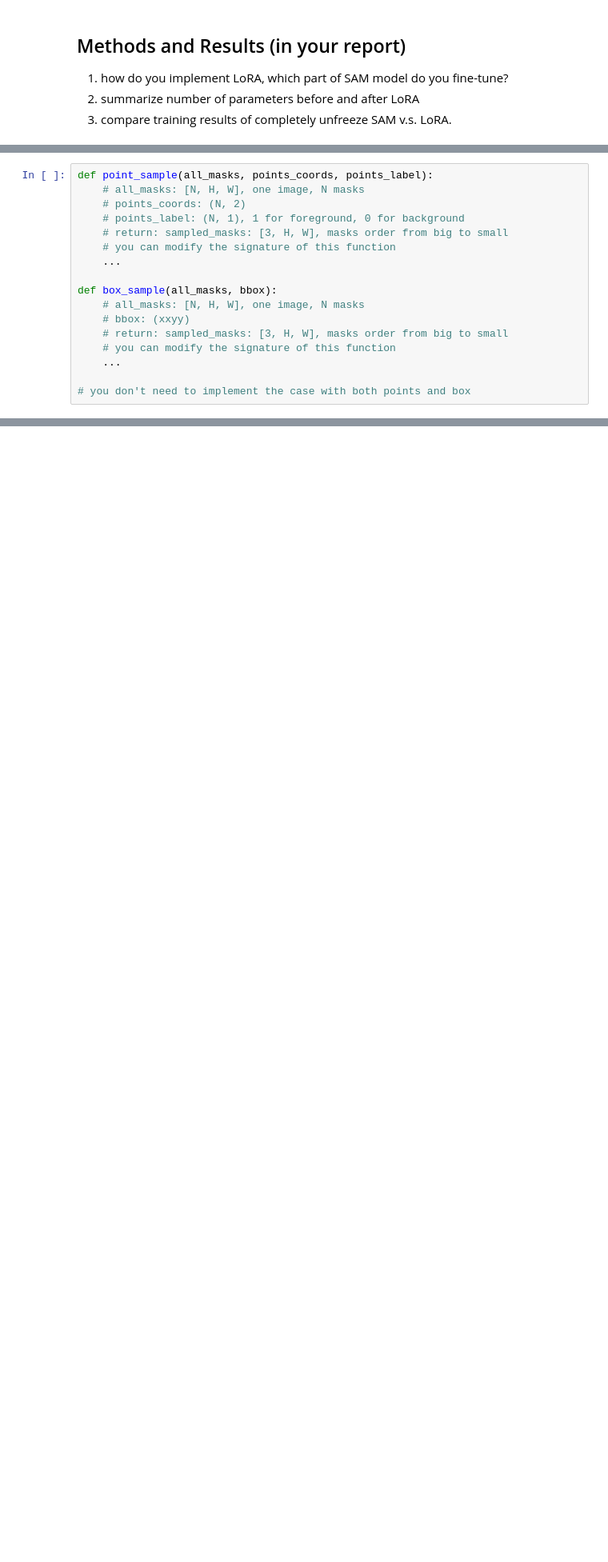
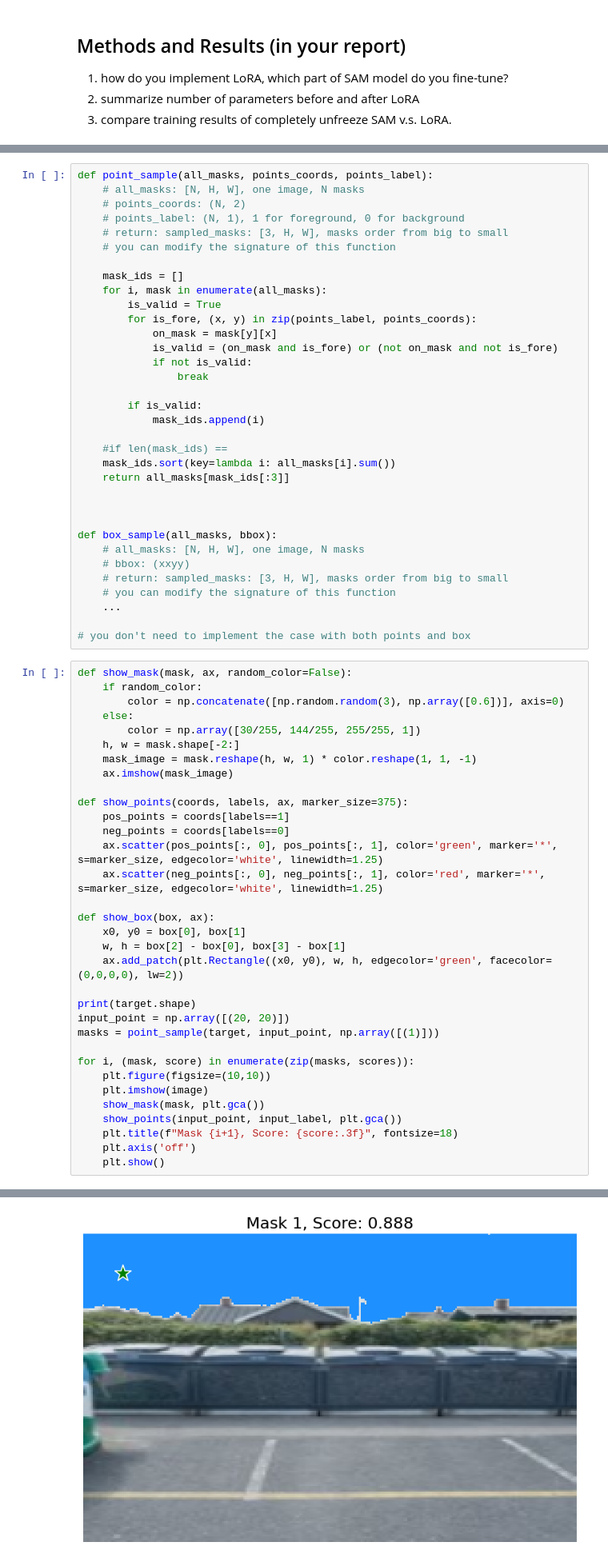
Before and after one commit to Linchenchen/lora-sam, a Jupyter notebook: cis6800_finetune_sam.ipynb, the cells around one changed output, grey strips where cells are left out. Shown at 80% size. Drawn from its saved outputs; the diff is of its cells as text; blank space fills up the shorter version.

```diff
--- a/cis6800_finetune_sam.ipynb
+++ b/cis6800_finetune_sam.ipynb
@@ -231,7 +231,24 @@ def point_sample(all_masks, points_coords, points_label):
     # points_label: (N, 1), 1 for foreground, 0 for background
     # return: sampled_masks: [3, H, W], masks order from big to small
     # you can modify the signature of this function
-    ...
+
+    mask_ids = []
+    for i, mask in enumerate(all_masks):
+        is_valid = True
+        for is_fore, (x, y) in zip(points_label, points_coords):
+            on_mask = mask[y][x]
+            is_valid = (on_mask and is_fore) or (not on_mask and not is_fore)
+            if not is_valid:
+                break
+
+        if is_valid:
+            mask_ids.append(i)
+
+    #if len(mask_ids) ==
+    mask_ids.sort(key=lambda i: all_masks[i].sum())
+    return all_masks[mask_ids[:3]]
+
+
 
 def box_sample(all_masks, bbox):
     # all_masks: [N, H, W], one image, N masks
@@ -241,3 +258,37 @@ def box_sample(all_masks, bbox):
     ...
 
 # you don't need to implement the case with both points and box
+# %%
+def show_mask(mask, ax, random_color=False):
+    if random_color:
+        color = np.concatenate([np.random.random(3), np.array([0.6])], axis=0)
+    else:
+        color = np.array([30/255, 144/255, 255/255, 1])
+    h, w = mask.shape[-2:]
+    mask_image = mask.reshape(h, w, 1) * color.reshape(1, 1, -1)
+    ax.imshow(mask_image)
+
+def show_points(coords, labels, ax, marker_size=375):
+    pos_points = coords[labels==1]
+    neg_points = coords[labels==0]
+    ax.scatter(pos_points[:, 0], pos_points[:, 1], color='green', marker='*', s=marker_size, edgecolor='white', linewidth=1.25)
+    ax.scatter(neg_points[:, 0], neg_points[:, 1], color='red', marker='*', s=marker_size, edgecolor='white', linewidth=1.25)
+
+def show_box(box, ax):
+    x0, y0 = box[0], box[1]
+    w, h = box[2] - box[0], box[3] - box[1]
+    ax.add_patch(plt.Rectangle((x0, y0), w, h, edgecolor='green', facecolor=(0,0,0,0), lw=2))
+
+print(target.shape)
+input_point = np.array([(20, 20)])
+masks = point_sample(target, input_point, np.array([(1)]))
+
+for i, (mask, score) in enumerate(zip(masks, scores)):
+    plt.figure(figsize=(10,10))
+    plt.imshow(image)
+    show_mask(mask, plt.gca())
+    show_points(input_point, input_label, plt.gca())
+    plt.title(f"Mask {i+1}, Score: {score:.3f}", fontsize=18)
+    plt.axis('off')
+    plt.show()
+# %% [output]
@@ -244,3 +296,4 @@ def box_sample(all_masks, bbox):
+[figure, added]
 # %% [markdown]
 ## Visulize (in your report)
 
```
Also changed, not shown: parts of 2 cells of this notebook, 1 other file.
